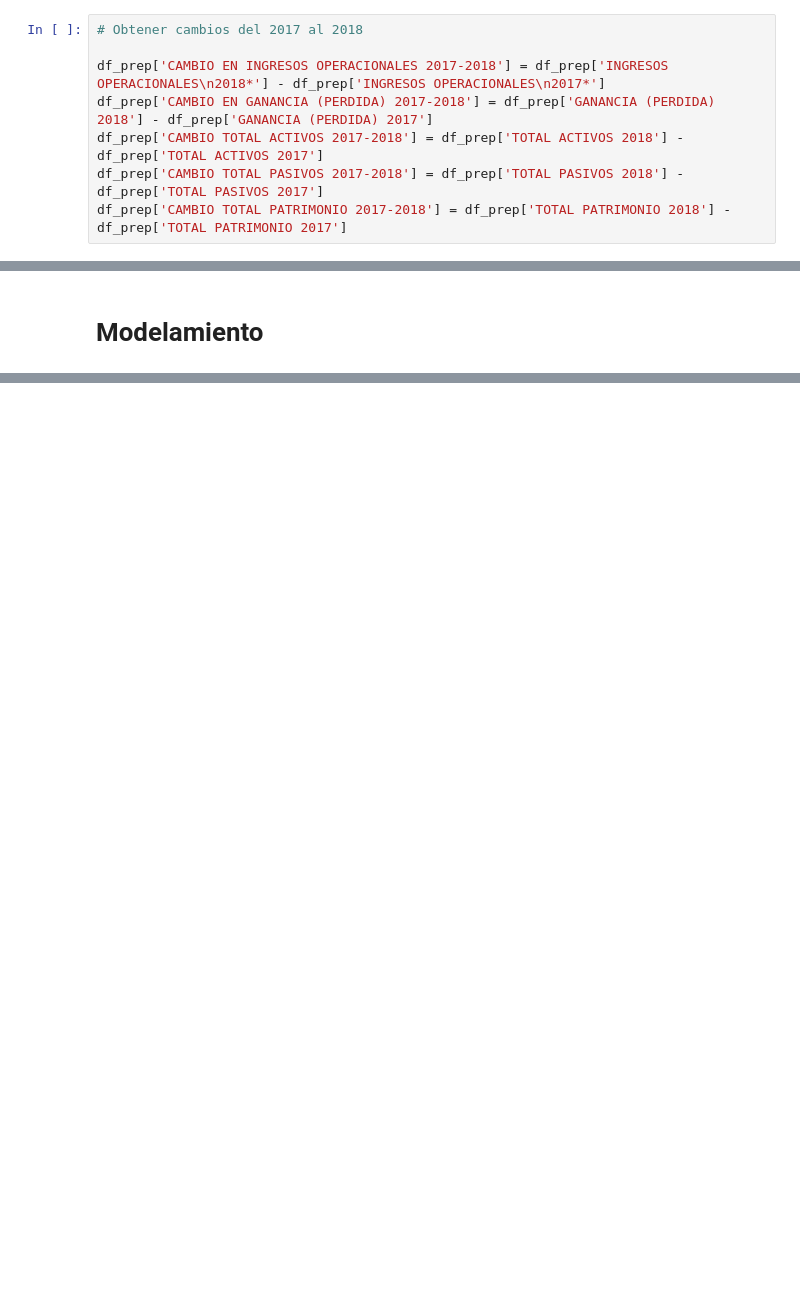
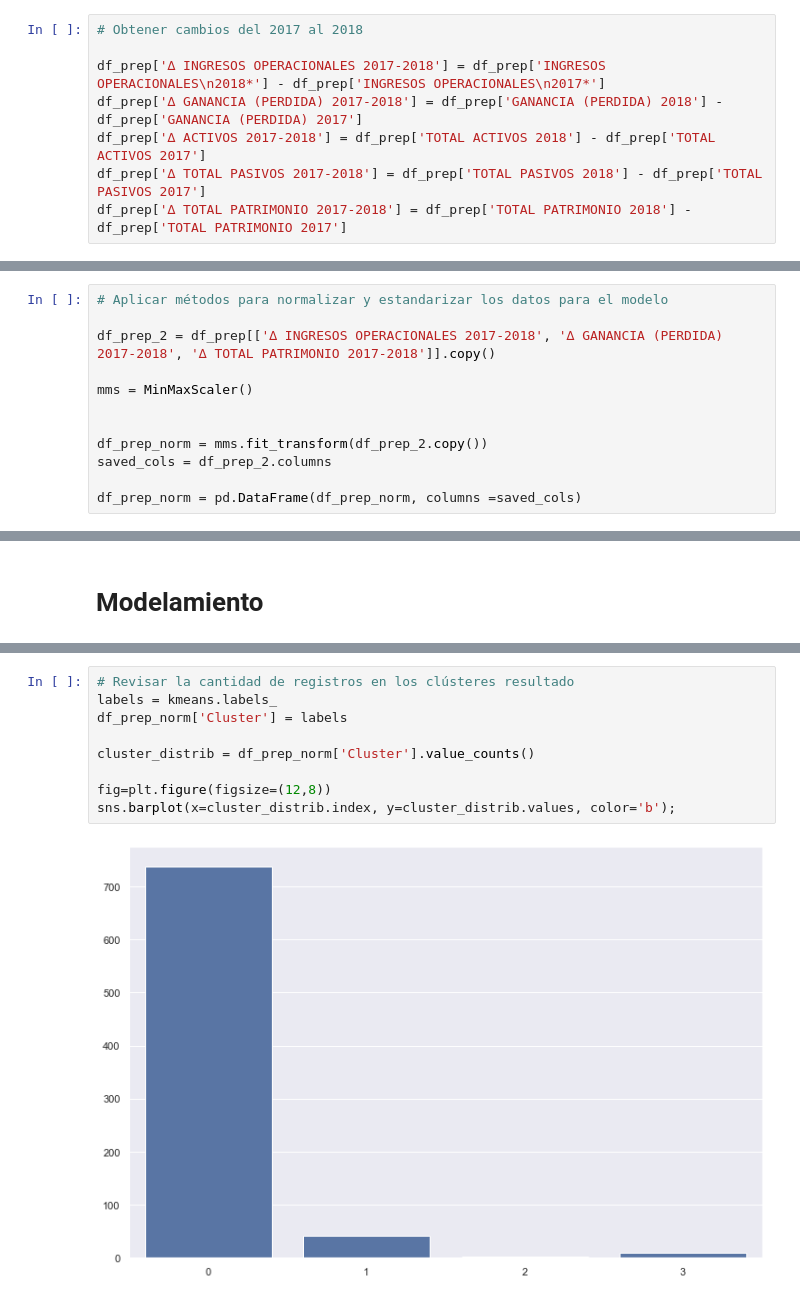
Before and after one commit to PedroVallejoSeade/Laboratorio-2---Clustering, a Jupyter notebook: K-means.ipynb, the cells around one changed output, grey strips where cells are left out. Cells and saved outputs as stored; diff of their text form; blank space fills up the shorter version.

```diff
--- a/K-means.ipynb
+++ b/K-means.ipynb
@@ -201,8 +201,8 @@ df_prep = df_prep[(df_prep["TOTAL PATRIMONIO 2017"] < q_hi) & (df_prep["TOTAL PA
 # %%
 # Obtener cambios del 2017 al 2018
 
-df_prep['CAMBIO EN INGRESOS OPERACIONALES 2017-2018'] = df_prep['INGRESOS OPERACIONALES\n2018*'] - df_prep['INGRESOS OPERACIONALES\n2017*']
-df_prep['CAMBIO EN GANANCIA (PERDIDA) 2017-2018'] = df_prep['GANANCIA (PERDIDA) 2018'] - df_prep['GANANCIA (PERDIDA) 2017']
-df_prep['CAMBIO TOTAL ACTIVOS 2017-2018'] = df_prep['TOTAL ACTIVOS 2018'] - df_prep['TOTAL ACTIVOS 2017']
-df_prep['CAMBIO TOTAL PASIVOS 2017-2018'] = df_prep['TOTAL PASIVOS 2018'] - df_prep['TOTAL PASIVOS 2017']
-df_prep['CAMBIO TOTAL PATRIMONIO 2017-2018'] = df_prep['TOTAL PATRIMONIO 2018'] - df_prep['TOTAL PATRIMONIO 2017']
+df_prep['∆ INGRESOS OPERACIONALES 2017-2018'] = df_prep['INGRESOS OPERACIONALES\n2018*'] - df_prep['INGRESOS OPERACIONALES\n2017*']
+df_prep['∆ GANANCIA (PERDIDA) 2017-2018'] = df_prep['GANANCIA (PERDIDA) 2018'] - df_prep['GANANCIA (PERDIDA) 2017']
+df_prep['∆ ACTIVOS 2017-2018'] = df_prep['TOTAL ACTIVOS 2018'] - df_prep['TOTAL ACTIVOS 2017']
+df_prep['∆ TOTAL PASIVOS 2017-2018'] = df_prep['TOTAL PASIVOS 2018'] - df_prep['TOTAL PASIVOS 2017']
+df_prep['∆ TOTAL PATRIMONIO 2017-2018'] = df_prep['TOTAL PATRIMONIO 2018'] - df_prep['TOTAL PATRIMONIO 2017']
@@ -234,0 +209,12 @@ df_prep_norm.describe()
+# %%
+# Aplicar métodos para normalizar y estandarizar los datos para el modelo
+
+df_prep_2 = df_prep[['∆ INGRESOS OPERACIONALES 2017-2018', '∆ GANANCIA (PERDIDA) 2017-2018', '∆ TOTAL PATRIMONIO 2017-2018']].copy()
+
+mms = MinMaxScaler()
+
+
+df_prep_norm = mms.fit_transform(df_prep_2.copy())
+saved_cols = df_prep_2.columns
+
+df_prep_norm = pd.DataFrame(df_prep_norm, columns =saved_cols)
@@ -240,0 +289,11 @@ df_prep_norm.describe()
+# %%
+# Revisar la cantidad de registros en los clústeres resultado
+labels = kmeans.labels_
+df_prep_norm['Cluster'] = labels
+
+cluster_distrib = df_prep_norm['Cluster'].value_counts()
+
+fig=plt.figure(figsize=(12,8))
+sns.barplot(x=cluster_distrib.index, y=cluster_distrib.values, color='b');
+# %% [output]
+[figure, added]
```
Also changed, not shown: parts of 24 cells of this notebook.
